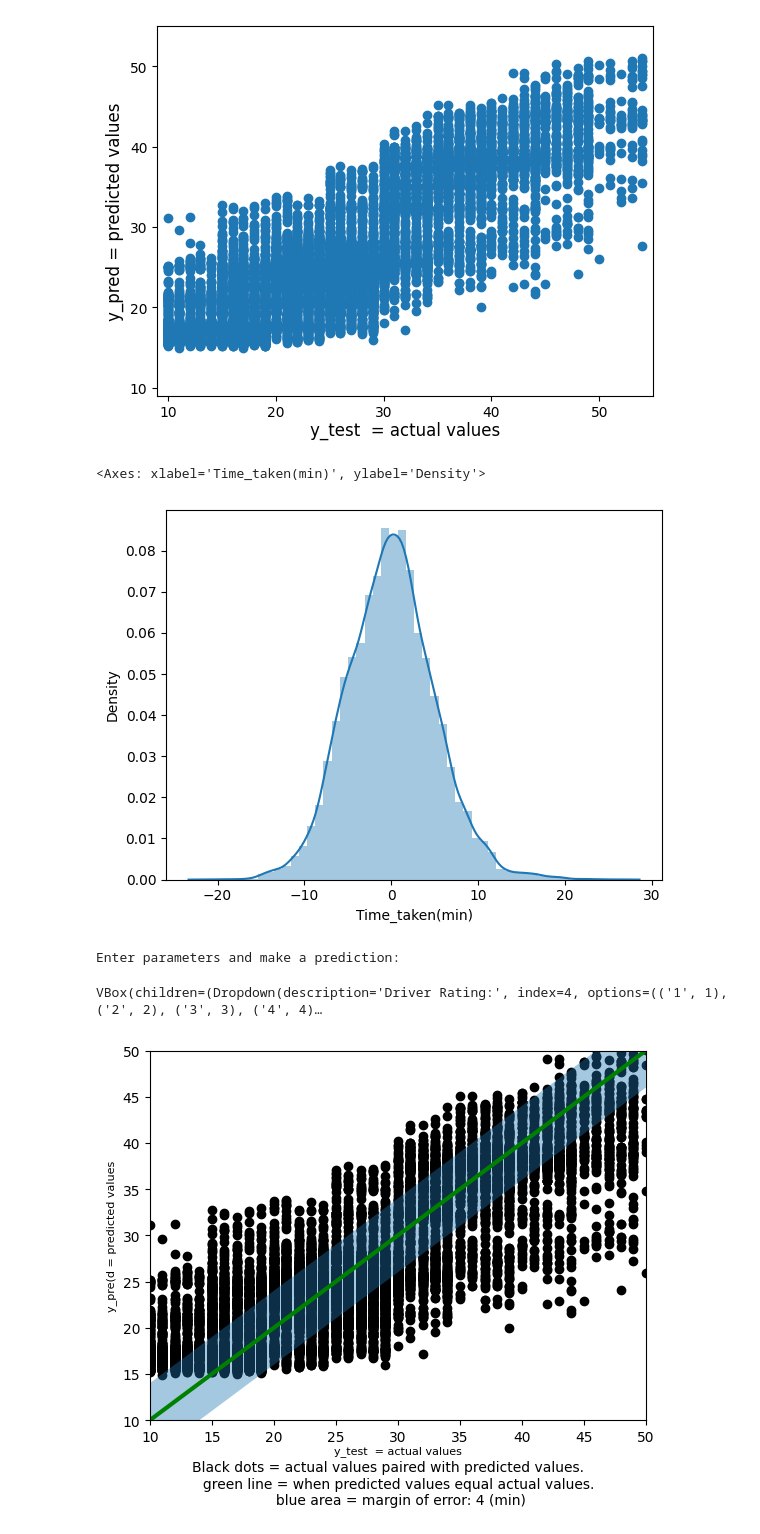
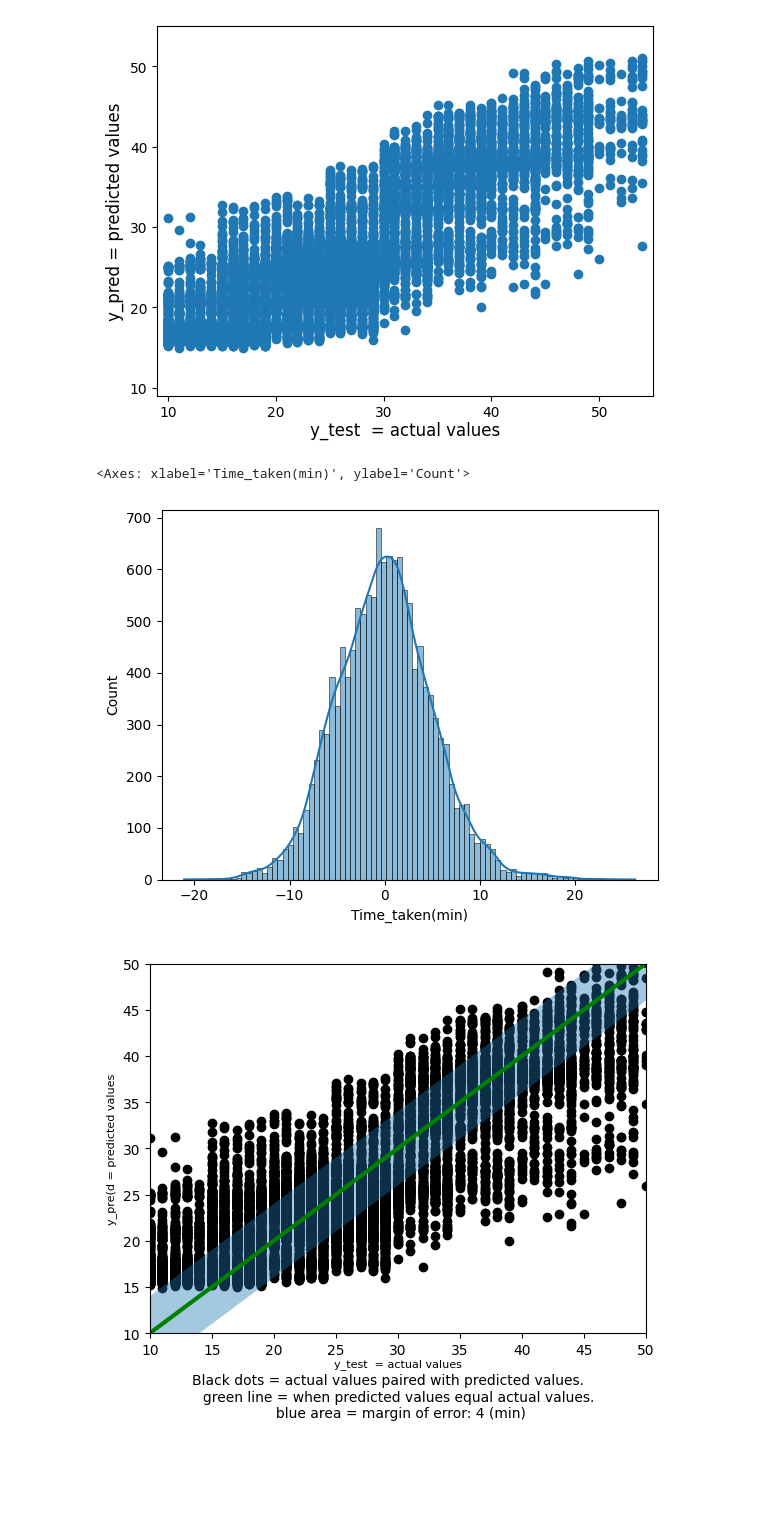
Before and after one commit to dennyferra/C964, a Jupyter notebook: main.ipynb, the cells around one changed output. Cells and saved outputs as stored; diff of their text form; code cells hidden in the pictures; blank space fills up the shorter version.

```diff
--- a/main.ipynb
+++ b/main.ipynb
@@ -87,8 +86,8 @@ multiple_deliveries             993
 Time_taken(min)                   0
 dtype: int64
 # %%
-train_df["Order_Date"] = pd.to_datetime(train_df["Order_Date"])
-test_df["Order_Date"] = pd.to_datetime(test_df["Order_Date"])
+train_df["Order_Date"] = pd.to_datetime(train_df["Order_Date"], dayfirst=True)
+test_df["Order_Date"] = pd.to_datetime(test_df["Order_Date"], dayfirst=True)
 
 train_df["Time_taken(min)"] = train_df["Time_taken(min)"].apply(lambda x:x.replace("(min) ",""))
 train_df["Time_taken(min)"] = train_df["Time_taken(min)"].astype("int")
@@ -500,55 +498,10 @@ plt.scatter(y_test, predictions)
 <matplotlib.collections.PathCollection at 0x...>
 [figure]
 # %%
-sns.distplot((y_test-predictions))
+sns.histplot((y_test-predictions), kde=True)
 # %% [output]
-<Axes: xlabel='Time_taken(min)', ylabel='Density'>
+<Axes: xlabel='Time_taken(min)', ylabel='Count'>
-[figure, old version]
+[figure, new version]
-# %%
-from ipywidgets import widgets
-
-person_rating = widgets.Dropdown(
-    options=[('1', 1), ('2', 2), ('3', 3), ('4', 4), ('5', 5), ('6', 6)],
-    value=5,
-    description='Driver Rating:',
-    style= {'description_width': '100px'}
-)
-weather_cond = widgets.Dropdown(
-    options=[('Sunny', 0), ('Cloudy', 1), ('Windy', 2), ('Fog', 3), ('Stormy', 4), ('Sandstorm', 5)],
-    value=0,
-    description='Weather:',
-    style= {'description_width': '100px'}
-)
-traffic = widgets.FloatSlider(description='Traffic Density:', min=0, max=3, step=1, style= {'description_width': '100px'})
-distance = widgets.FloatSlider(description='Distance:', min=1.0, max=20.0, step=0.1, style= {'description_width': '100px'})
-
-#A button for the user to get predictions using input valus.
-button_predict = widgets.Button( description='Predict Delivery Time' )
-button_ouput = widgets.Label(value='Enter values and press the \"Predict\" button.' )
-
-#Defines what happens when you click the button
-def on_click_predict(b):
-    data = {
-        "Delivery_person_Ratings": [person_rating.value],
-        "Weatherconditions": [weather_cond.value],
-        "Road_traffic_density": [traffic.value],
-        "Vehicle_condition": [1],
-        "Type_of_vehicle": [1],
-        "dist": [distance.value]
-    }
-    udf = pd.DataFrame(data)
-    pred = models[3].predict(udf)
-    button_ouput.value='Predicted Delivery Time (minutes) = ' + str(pred[0]-10)
-
-button_predict.on_click(on_click_predict)
-
-#Displays the text boxes and button inside a VBox
-vb=widgets.VBox([person_rating, weather_cond, traffic, distance, button_predict, button_ouput])
-print('\033[1m' + 'Enter parameters and make a prediction:' + '\033[0m')
-display(vb)
-# %% [output]
-Enter parameters and make a prediction:
-VBox(children=(Dropdown(description='Driver Rating:', index=4, options=(('1', 1), ('2', 2), ('3', 3), ('4', 4)…
 # %%
 fig, ax = plt.subplots()
 x_min, x_max = 10.0, 50.0
```
Also changed, not shown: parts of 8 cells of this notebook.
